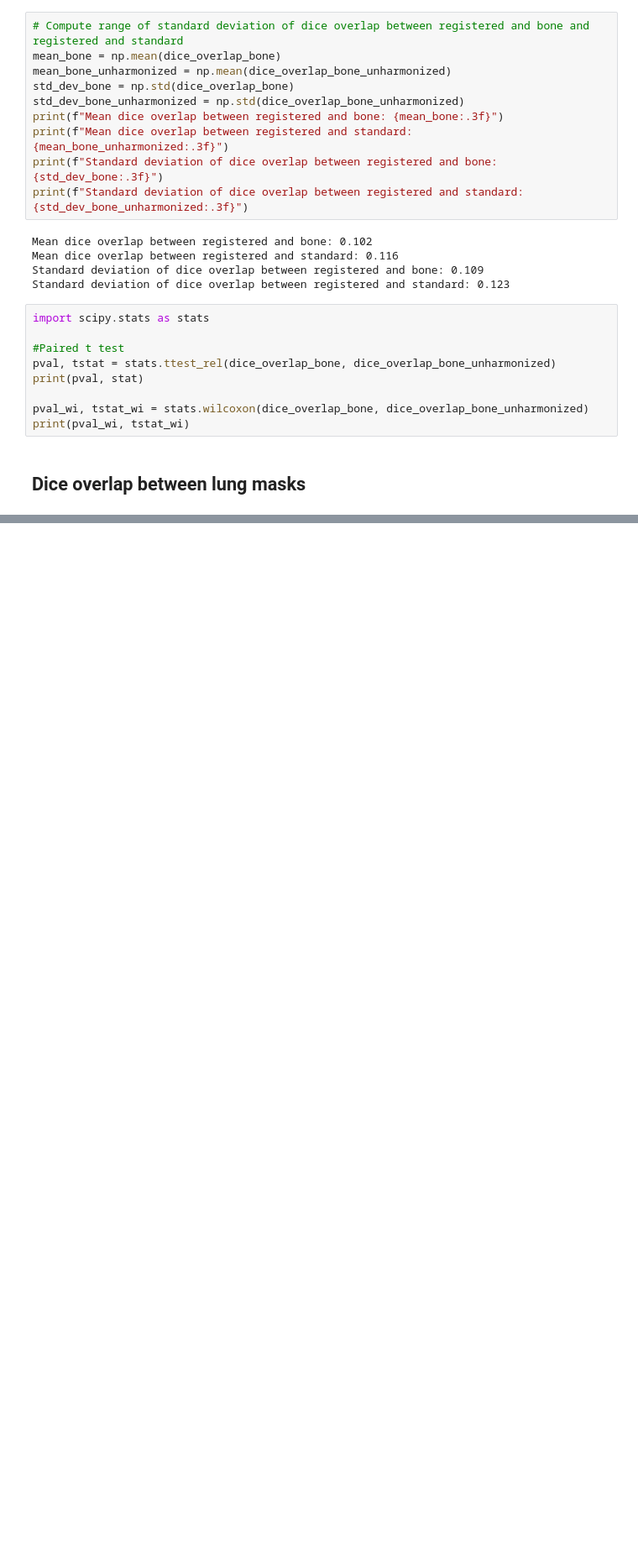
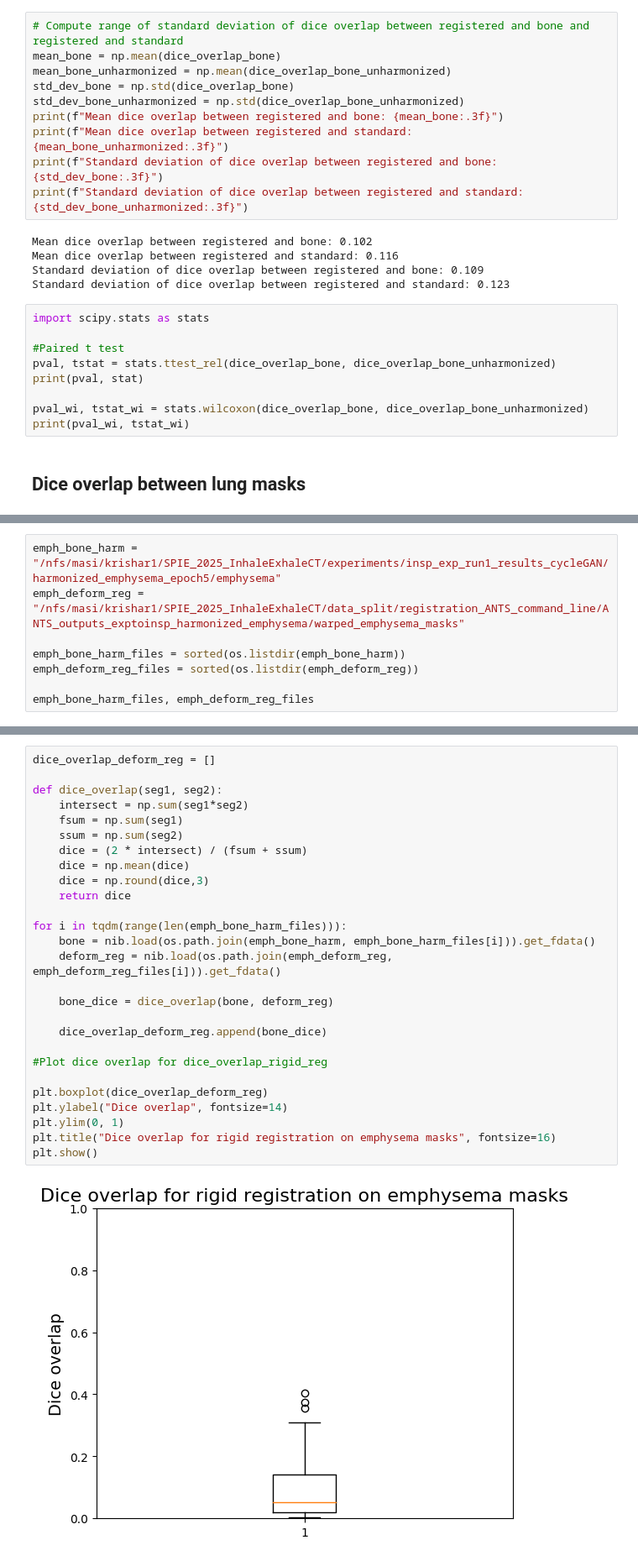
Before and after one commit to MASILab/Inhale_Exhale_CT, a Jupyter notebook: Figures/diceoverlap.ipynb, the cells around one changed output, grey strips where cells are left out. Shown: that part at 84% size. Drawn from its saved outputs; the diff is of its cells as text; blank space fills up the shorter version.

```diff
--- a/Figures/diceoverlap.ipynb
+++ b/Figures/diceoverlap.ipynb
@@ -170,0 +189,8 @@ def dice_overlap(seg1, seg2):
+# %%
+emph_bone_harm = "/nfs/masi/krishar1/SPIE_2025_InhaleExhaleCT/experiments/insp_exp_run1_results_cycleGAN/harmonized_emphysema_epoch5/emphysema"
+emph_deform_reg = "/nfs/masi/krishar1/SPIE_2025_InhaleExhaleCT/data_split/registration_ANTS_command_line/ANTS_outputs_exptoinsp_harmonized_emphysema/warped_emphysema_masks"
+
+emph_bone_harm_files = sorted(os.listdir(emph_bone_harm))
+emph_deform_reg_files = sorted(os.listdir(emph_deform_reg))
+
+emph_bone_harm_files, emph_deform_reg_files
@@ -170,0 +215,29 @@ def dice_overlap(seg1, seg2):
+# %%
+dice_overlap_deform_reg = []
+
+def dice_overlap(seg1, seg2):
+    intersect = np.sum(seg1*seg2)
+    fsum = np.sum(seg1)
+    ssum = np.sum(seg2)
+    dice = (2 * intersect) / (fsum + ssum)
+    dice = np.mean(dice)
+    dice = np.round(dice,3)
+    return dice
+
+for i in tqdm(range(len(emph_bone_harm_files))):
+    bone = nib.load(os.path.join(emph_bone_harm, emph_bone_harm_files[i])).get_fdata()
+    deform_reg = nib.load(os.path.join(emph_deform_reg, emph_deform_reg_files[i])).get_fdata()
+
+    bone_dice = dice_overlap(bone, deform_reg)
+
+    dice_overlap_deform_reg.append(bone_dice)
+
+#Plot dice overlap for dice_overlap_rigid_reg
+
+plt.boxplot(dice_overlap_deform_reg)
+plt.ylabel("Dice overlap", fontsize=14)
+plt.ylim(0, 1)
+plt.title("Dice overlap for rigid registration on emphysema masks", fontsize=16)
+plt.show()
+# %% [output]
+[figure, added]
```
Also changed, not shown: parts of 4 cells of this notebook.
